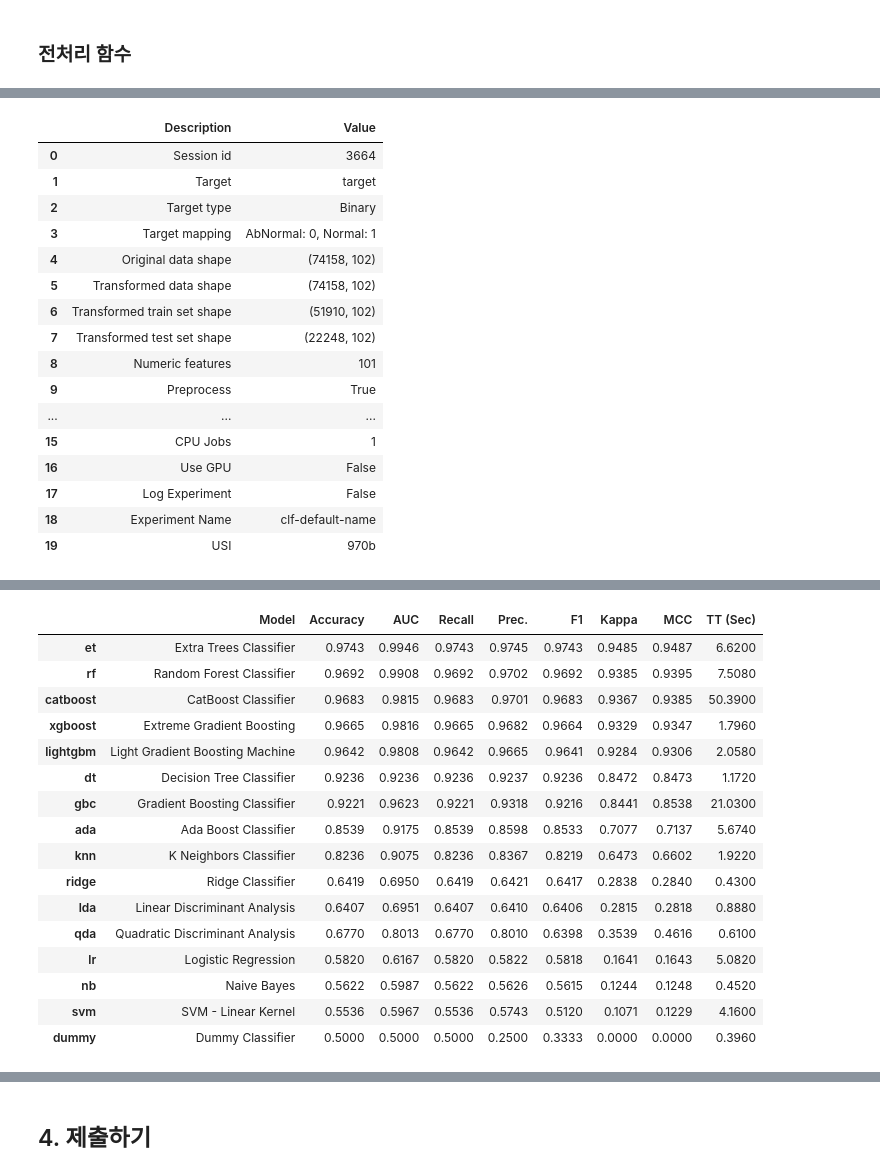
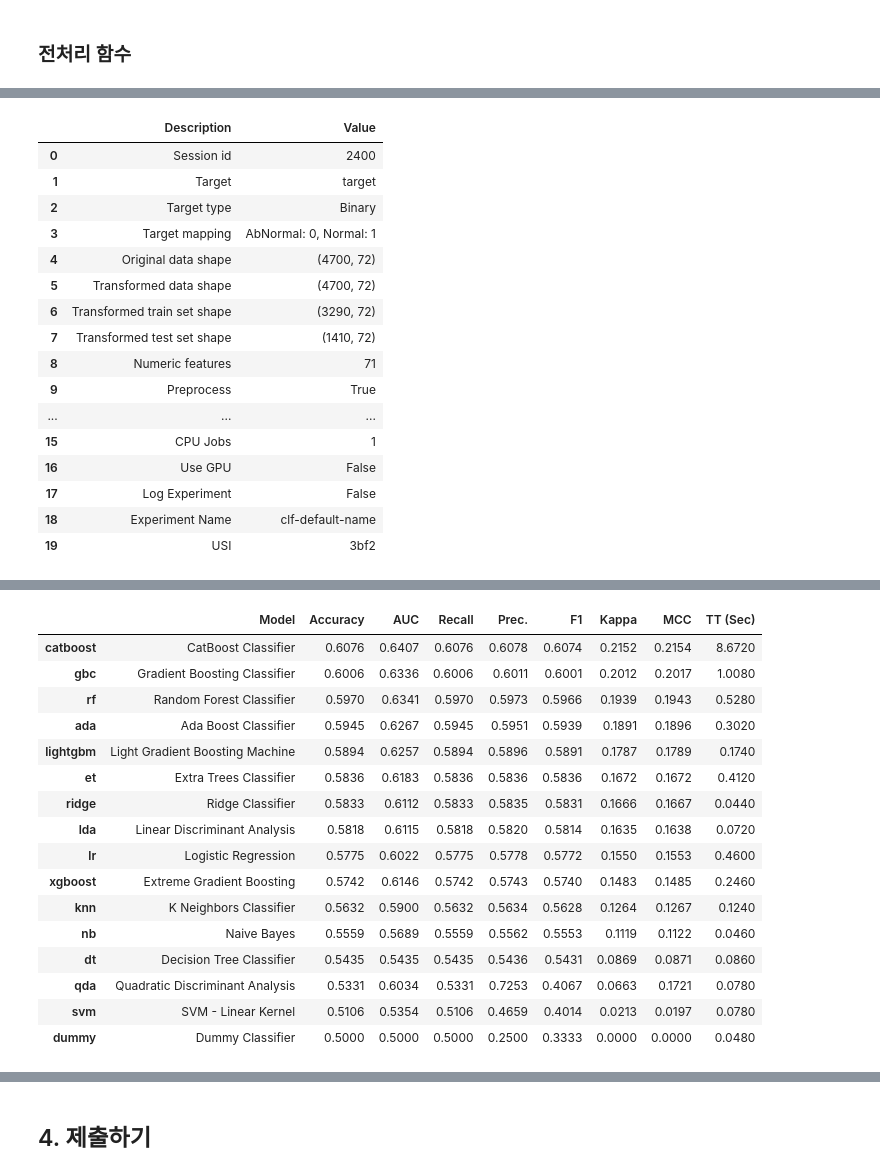
Before and after one commit to Jacob-9909/LG_aimers, a Jupyter notebook: lg_aimers_code.ipynb, the cells around one changed output, grey strips where cells are left out. Drawn from its saved outputs; the diff is of its cells as text; code cells hidden in the pictures.

```diff
--- a/lg_aimers_code.ipynb
+++ b/lg_aimers_code.ipynb
@@ -269,43 +582,43 @@ features = train_x.columns
 # %%
 from pycaret.classification import *
-setup_clf = setup(data=train_x, target=y_train, n_jobs=1)
+setup_clf = setup(data=train_x_shap, target=y, n_jobs=1)
 # %% [output]
 |  | Description | Value |
-| 0 | Session id | 3664 |
+| 0 | Session id | 2400 |
 | 1 | Target | target |
 | 2 | Target type | Binary |
 | 3 | Target mapping | AbNormal: 0, Normal: 1 |
-| 4 | Original data shape | (74158, 102) |
-| 5 | Transformed data shape | (74158, 102) |
-| 6 | Transformed train set shape | (51910, 102) |
-| 7 | Transformed test set shape | (22248, 102) |
-| 8 | Numeric features | 101 |
+| 4 | Original data shape | (4700, 72) |
+| 5 | Transformed data shape | (4700, 72) |
+| 6 | Transformed train set shape | (3290, 72) |
+| 7 | Transformed test set shape | (1410, 72) |
+| 8 | Numeric features | 71 |
 | 9 | Preprocess | True |
 | ... | ... | ... |
 | 15 | CPU Jobs | 1 |
 | 16 | Use GPU | False |
 | 17 | Log Experiment | False |
 | 18 | Experiment Name | clf-default-name |
-| 19 | USI | 970b |
+| 19 | USI | 3bf2 |
 # %%
-top5 = compare_models(sort='F1', n_select=5, fold=5)
+top3 = compare_models(sort='F1', n_select=3, fold=5)
 # %% [output]
 [interactive output not drawn]
 |  | Model | Accuracy | AUC | Recall | Prec. | F1 | Kappa | MCC | TT (Sec) |
-| et | Extra Trees Classifier | 0.9743 | 0.9946 | 0.9743 | 0.9745 | 0.9743 | 0.9485 | 0.9487 | 6.6200 |
-| rf | Random Forest Classifier | 0.9692 | 0.9908 | 0.9692 | 0.9702 | 0.9692 | 0.9385 | 0.9395 | 7.5080 |
-| catboost | CatBoost Classifier | 0.9683 | 0.9815 | 0.9683 | 0.9701 | 0.9683 | 0.9367 | 0.9385 | 50.3900 |
-| xgboost | Extreme Gradient Boosting | 0.9665 | 0.9816 | 0.9665 | 0.9682 | 0.9664 | 0.9329 | 0.9347 | 1.7960 |
-| lightgbm | Light Gradient Boosting Machine | 0.9642 | 0.9808 | 0.9642 | 0.9665 | 0.9641 | 0.9284 | 0.9306 | 2.0580 |
-| dt | Decision Tree Classifier | 0.9236 | 0.9236 | 0.9236 | 0.9237 | 0.9236 | 0.8472 | 0.8473 | 1.1720 |
-| gbc | Gradient Boosting Classifier | 0.9221 | 0.9623 | 0.9221 | 0.9318 | 0.9216 | 0.8441 | 0.8538 | 21.0300 |
-| ada | Ada Boost Classifier | 0.8539 | 0.9175 | 0.8539 | 0.8598 | 0.8533 | 0.7077 | 0.7137 | 5.6740 |
-| knn | K Neighbors Classifier | 0.8236 | 0.9075 | 0.8236 | 0.8367 | 0.8219 | 0.6473 | 0.6602 | 1.9220 |
-| ridge | Ridge Classifier | 0.6419 | 0.6950 | 0.6419 | 0.6421 | 0.6417 | 0.2838 | 0.2840 | 0.4300 |
-| lda | Linear Discriminant Analysis | 0.6407 | 0.6951 | 0.6407 | 0.6410 | 0.6406 | 0.2815 | 0.2818 | 0.8880 |
-| qda | Quadratic Discriminant Analysis | 0.6770 | 0.8013 | 0.6770 | 0.8010 | 0.6398 | 0.3539 | 0.4616 | 0.6100 |
-| lr | Logistic Regression | 0.5820 | 0.6167 | 0.5820 | 0.5822 | 0.5818 | 0.1641 | 0.1643 | 5.0820 |
-| nb | Naive Bayes | 0.5622 | 0.5987 | 0.5622 | 0.5626 | 0.5615 | 0.1244 | 0.1248 | 0.4520 |
-| svm | SVM - Linear Kernel | 0.5536 | 0.5967 | 0.5536 | 0.5743 | 0.5120 | 0.1071 | 0.1229 | 4.1600 |
-| dummy | Dummy Classifier | 0.5000 | 0.5000 | 0.5000 | 0.2500 | 0.3333 | 0.0000 | 0.0000 | 0.3960 |
+| catboost | CatBoost Classifier | 0.6076 | 0.6407 | 0.6076 | 0.6078 | 0.6074 | 0.2152 | 0.2154 | 8.6720 |
+| gbc | Gradient Boosting Classifier | 0.6006 | 0.6336 | 0.6006 | 0.6011 | 0.6001 | 0.2012 | 0.2017 | 1.0080 |
+| rf | Random Forest Classifier | 0.5970 | 0.6341 | 0.5970 | 0.5973 | 0.5966 | 0.1939 | 0.1943 | 0.5280 |
+| ada | Ada Boost Classifier | 0.5945 | 0.6267 | 0.5945 | 0.5951 | 0.5939 | 0.1891 | 0.1896 | 0.3020 |
+| lightgbm | Light Gradient Boosting Machine | 0.5894 | 0.6257 | 0.5894 | 0.5896 | 0.5891 | 0.1787 | 0.1789 | 0.1740 |
+| et | Extra Trees Classifier | 0.5836 | 0.6183 | 0.5836 | 0.5836 | 0.5836 | 0.1672 | 0.1672 | 0.4120 |
+| ridge | Ridge Classifier | 0.5833 | 0.6112 | 0.5833 | 0.5835 | 0.5831 | 0.1666 | 0.1667 | 0.0440 |
+| lda | Linear Discriminant Analysis | 0.5818 | 0.6115 | 0.5818 | 0.5820 | 0.5814 | 0.1635 | 0.1638 | 0.0720 |
+| lr | Logistic Regression | 0.5775 | 0.6022 | 0.5775 | 0.5778 | 0.5772 | 0.1550 | 0.1553 | 0.4600 |
+| xgboost | Extreme Gradient Boosting | 0.5742 | 0.6146 | 0.5742 | 0.5743 | 0.5740 | 0.1483 | 0.1485 | 0.2460 |
+| knn | K Neighbors Classifier | 0.5632 | 0.5900 | 0.5632 | 0.5634 | 0.5628 | 0.1264 | 0.1267 | 0.1240 |
+| nb | Naive Bayes | 0.5559 | 0.5689 | 0.5559 | 0.5562 | 0.5553 | 0.1119 | 0.1122 | 0.0460 |
+| dt | Decision Tree Classifier | 0.5435 | 0.5435 | 0.5435 | 0.5436 | 0.5431 | 0.0869 | 0.0871 | 0.0860 |
+| qda | Quadratic Discriminant Analysis | 0.5331 | 0.6034 | 0.5331 | 0.7253 | 0.4067 | 0.0663 | 0.1721 | 0.0780 |
+| svm | SVM - Linear Kernel | 0.5106 | 0.5354 | 0.5106 | 0.4659 | 0.4014 | 0.0213 | 0.0197 | 0.0780 |
+| dummy | Dummy Classifier | 0.5000 | 0.5000 | 0.5000 | 0.2500 | 0.3333 | 0.0000 | 0.0000 | 0.0480 |
 # %%
```
Also changed, not shown: parts of 34 cells of this notebook.
